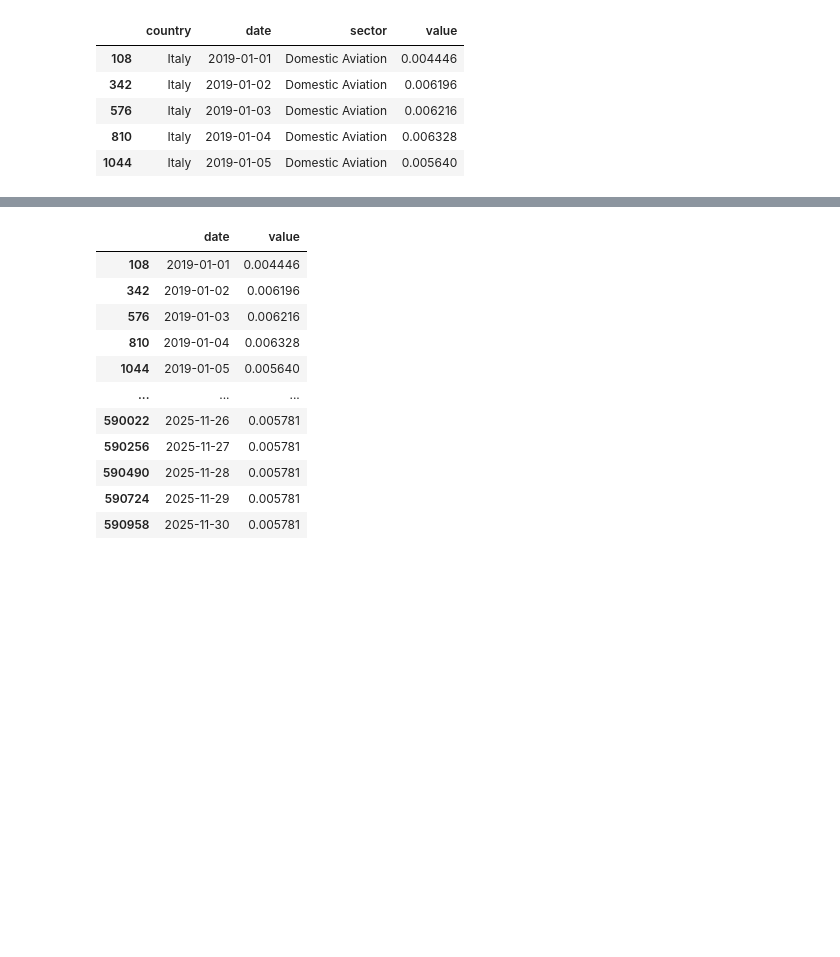
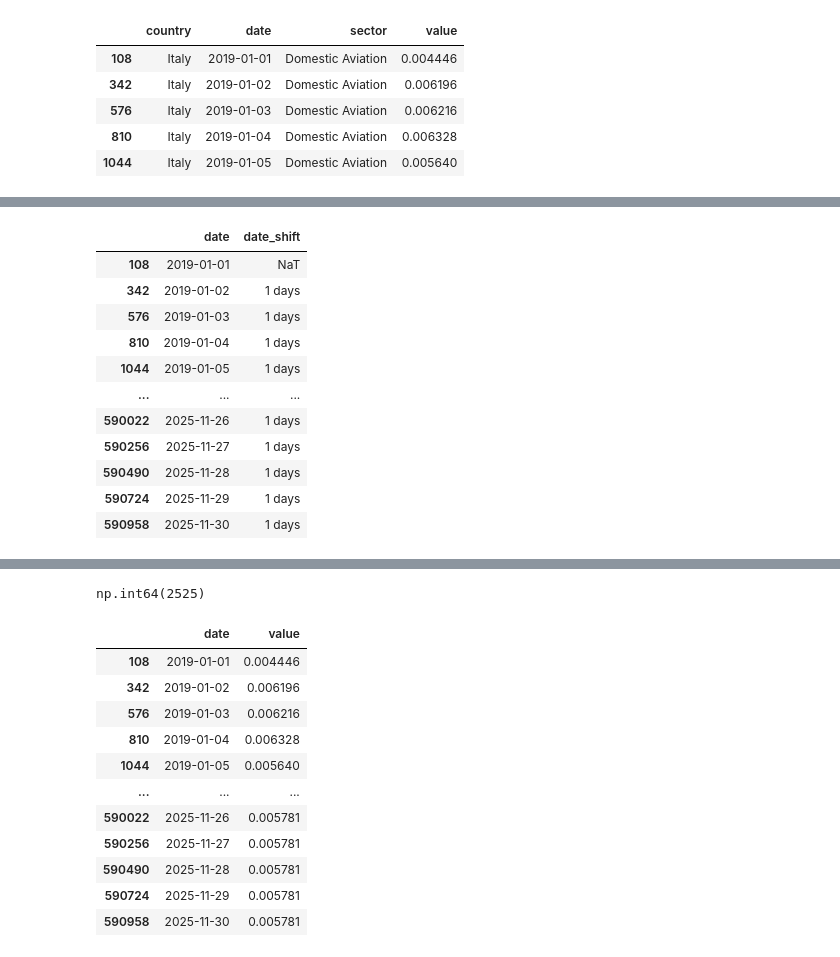
Before and after one commit to thisishasan/data_mining_and_machine_learning, a Jupyter notebook: data_mining_machine_learning.ipynb, the cells around one changed output, grey strips where cells are left out. Saved outputs shown, nothing was run; the diff lists cells and outputs as text; code cells hidden in the pictures; blank space fills up the shorter version.

```diff
--- a/data_mining_machine_learning.ipynb
+++ b/data_mining_machine_learning.ipynb
@@ -213,7 +240,20 @@ dtype: float64
 # %%
+# Sort data by date and check time equidistant
 italy_domestic_aviation_df = italy_domestic_aviation_df.sort_values(by='date')
 italy_domestic_aviation_df['date_shift'] = italy_domestic_aviation_df['date'] - italy_domestic_aviation_df['date'].shift(1)
 
-italy_domestic_aviation_df[['date', 'date_shift']]
+display(italy_domestic_aviation_df[['date', 'date_shift']])
 display(italy_domestic_aviation_df['date_shift'].sum(), italy_domestic_aviation_df['date_shift'].count())
 # %% [output]
+|  | date | date_shift |
+| 108 | 2019-01-01 | NaT |
+| 342 | 2019-01-02 | 1 days |
+| 576 | 2019-01-03 | 1 days |
+| 810 | 2019-01-04 | 1 days |
+| 1044 | 2019-01-05 | 1 days |
+| ... | ... | ... |
+| 590022 | 2025-11-26 | 1 days |
+| 590256 | 2025-11-27 | 1 days |
+| 590490 | 2025-11-28 | 1 days |
+| 590724 | 2025-11-29 | 1 days |
+| 590958 | 2025-11-30 | 1 days |
@@ -222 +262,2 @@ np.int64(2525)
+np.int64(2525)
 # %%
```
Also changed, not shown: parts of 54 cells of this notebook.
